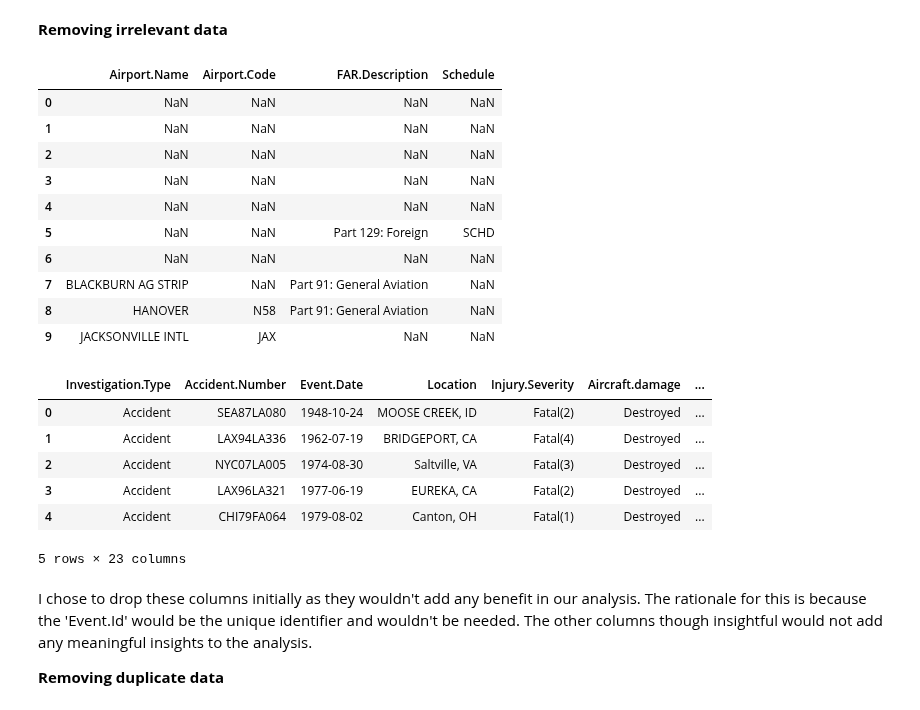
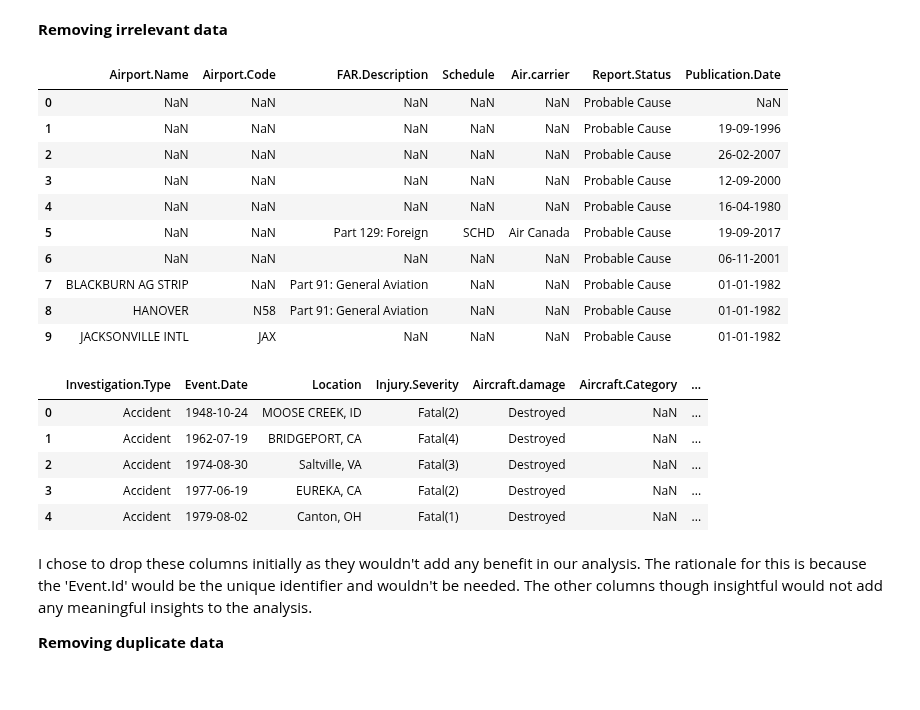
Before and after one commit to rongachoka/Aviation_EDA, a Jupyter notebook: aircraft_safety/analysis_draft.ipynb, the cells around one changed output. Drawn from its saved outputs; the diff is of its cells as text; code cells hidden in the pictures.

```diff
--- a/aircraft_safety/analysis_draft.ipynb
+++ b/aircraft_safety/analysis_draft.ipynb
@@ -265,37 +267,38 @@ dtype: int64
 **Removing irrelevant data**
 # %%
 # Overview of some columns before dropping
-df[["Airport.Name","Airport.Code","FAR.Description","Schedule"]].head(10)
+df[["Airport.Name","Airport.Code","FAR.Description","Schedule", "Air.carrier",
+    "Report.Status","Publication.Date"]].head(10)
 # %% [output]
-|  | Airport.Name | Airport.Code | FAR.Description | Schedule |
-| 0 | NaN | NaN | NaN | NaN |
-| 1 | NaN | NaN | NaN | NaN |
-| 2 | NaN | NaN | NaN | NaN |
-| 3 | NaN | NaN | NaN | NaN |
-| 4 | NaN | NaN | NaN | NaN |
-| 5 | NaN | NaN | Part 129: Foreign | SCHD |
-| 6 | NaN | NaN | NaN | NaN |
-| 7 | BLACKBURN AG STRIP | NaN | Part 91: General Aviation | NaN |
-| 8 | HANOVER | N58 | Part 91: General Aviation | NaN |
-| 9 | JACKSONVILLE INTL | JAX | NaN | NaN |
+|  | Airport.Name | Airport.Code | FAR.Description | Schedule | Air.carrier | Report.Status | Publication.Date |
+| 0 | NaN | NaN | NaN | NaN | NaN | Probable Cause | NaN |
+| 1 | NaN | NaN | NaN | NaN | NaN | Probable Cause | 19-09-1996 |
+| 2 | NaN | NaN | NaN | NaN | NaN | Probable Cause | 26-02-2007 |
+| 3 | NaN | NaN | NaN | NaN | NaN | Probable Cause | 12-09-2000 |
+| 4 | NaN | NaN | NaN | NaN | NaN | Probable Cause | 16-04-1980 |
+| 5 | NaN | NaN | Part 129: Foreign | SCHD | Air Canada | Probable Cause | 19-09-2017 |
+| 6 | NaN | NaN | NaN | NaN | NaN | Probable Cause | 06-11-2001 |
+| 7 | BLACKBURN AG STRIP | NaN | Part 91: General Aviation | NaN | NaN | Probable Cause | 01-01-1982 |
+| 8 | HANOVER | N58 | Part 91: General Aviation | NaN | NaN | Probable Cause | 01-01-1982 |
+| 9 | JACKSONVILLE INTL | JAX | NaN | NaN | NaN | Probable Cause | 01-01-1982 |
 # %%
 # Copy of df before dropping columns
 us_df = df.copy()
 
 # Dropping latitude and longitue
-us_df.drop(columns=["Latitude", "Longitude", "Airport.Name", "Airport.Code","FAR.Description",
-                  "Schedule", "Event.Id", "Country"], inplace=True)
+us_df.drop(columns=["Latitude", "Longitude", "Airport.Name", "Airport.Code",
+                    "FAR.Description","Schedule", "Event.Id", "Country", "Air.carrier",
+                    "Publication.Date","Accident.Number", "Report.Status"], inplace=True)
 
 # Quick overview
 us_df.head()
 # %% [output]
-|  | Investigation.Type | Accident.Number | Event.Date | Location | Injury.Severity | Aircraft.damage | ... |
-| 0 | Accident | SEA87LA080 | 1948-10-24 | MOOSE CREEK, ID | Fatal(2) | Destroyed | ... |
-| 1 | Accident | LAX94LA336 | 1962-07-19 | BRIDGEPORT, CA | Fatal(4) | Destroyed | ... |
-| 2 | Accident | NYC07LA005 | 1974-08-30 | Saltville, VA | Fatal(3) | Destroyed | ... |
-| 3 | Accident | LAX96LA321 | 1977-06-19 | EUREKA, CA | Fatal(2) | Destroyed | ... |
-| 4 | Accident | CHI79FA064 | 1979-08-02 | Canton, OH | Fatal(1) | Destroyed | ... |
+|  | Investigation.Type | Event.Date | Location | Injury.Severity | Aircraft.damage | Aircraft.Category | ... |
+| 0 | Accident | 1948-10-24 | MOOSE CREEK, ID | Fatal(2) | Destroyed | NaN | ... |
+| 1 | Accident | 1962-07-19 | BRIDGEPORT, CA | Fatal(4) | Destroyed | NaN | ... |
+| 2 | Accident | 1974-08-30 | Saltville, VA | Fatal(3) | Destroyed | NaN | ... |
+| 3 | Accident | 1977-06-19 | EUREKA, CA | Fatal(2) | Destroyed | NaN | ... |
+| 4 | Accident | 1979-08-02 | Canton, OH | Fatal(1) | Destroyed | NaN | ... |
-5 rows × 23 columns
 # %% [markdown]
 I chose to drop these columns initially as they wouldn't add any benefit in our analysis.
 The rationale for this is because the 'Event.Id' would be the unique identifier and wouldn't be needed. The other columns though insightful would not add any meaningful insights to the analysis.
```
Also changed, not shown: parts of 18 cells of this notebook.
